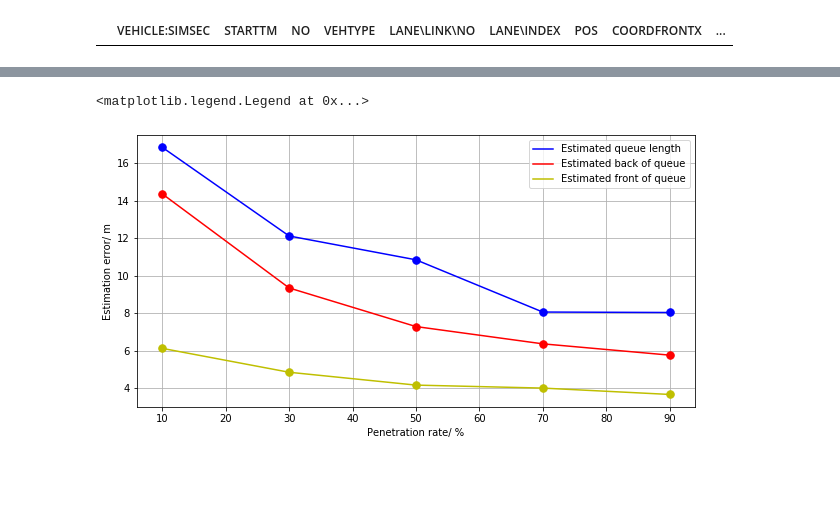
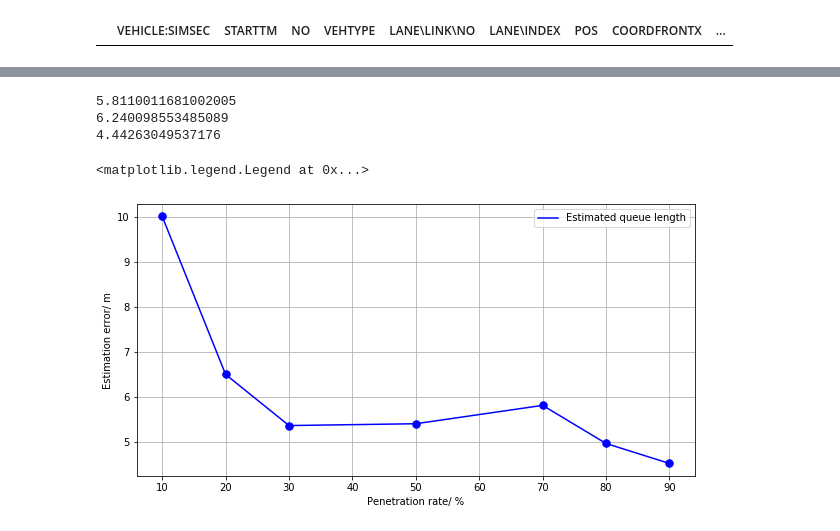
Before and after one commit to khzhang2/Queue_Estimation, a Jupyter notebook: read_output_real_network.ipynb, the cells around one changed output, grey strips where cells are left out. Cells and saved outputs as stored; diff of their text form; code cells hidden in the pictures; blank space fills up the shorter version.

```diff
--- a/read_output_real_network.ipynb
+++ b/read_output_real_network.ipynb
@@ -1262,22 +1248,32 @@ def simulate_queue_forming(if_plot, R, P, Q, dt, randseed, stop_data_collection_
+# %%
+print(Result_df.loc['est_error', 'Q_length_till_cycle%i'%(t_right//60)])
+print(Result_df.loc['est_error', 'Q_forming'])
+print(Result_df.loc['est_error', 'Q_discharging'])
+# %% [output]
+5.8110011681002005
+6.240098553485089
+4.44263049537176
 # %%
 plt.figure(figsize=[10, 5])
 
-pr = [10, 30, 50, 70, 90]
+pr_l = [10, 20, 30, 50, 70, 80, 90]
 
-q_e = [16.84, 12.115, 10.845, 8.060, 8.036]
-back_e = [14.358, 9.344, 7.286, 6.365, 5.763]
-front_e = [6.123, 4.850, 4.165, 4.006, 3.667]
+q_e = [10.0106076, 6.498631, 5.362215, 5.403043, 5.8110, 4.9641074, 4.52062]
+back_e = [8.63690, 6.3903512, 5.431461, 5.310002, 6.240098, 5.35153, 5.4129]
+front_e = [2.690244, 2.89275, 3.68736, 3.052107, 4.44263, 4.93414, 3.57886]
 
-plt.plot(pr, q_e, 'b', label='Estimated queue length')
-plt.plot(pr, q_e, 'b.', ms=15)
-plt.plot(pr, back_e, 'r', label='Estimated back of queue')
-plt.plot(pr, back_e, 'r.', ms=15)
-plt.plot(pr, front_e, 'y', label='Estimated front of queue')
-plt.plot(pr, front_e, 'y.', ms=15)
+plt.plot(pr_l, q_e, 'b', label='Estimated queue length')
+plt.plot(pr_l, q_e, 'b.', ms=15)
+'''
+plt.plot(pr_l, back_e, 'r', label='Estimated back of queue')
+plt.plot(pr_l, back_e, 'r.', ms=15)
+plt.plot(pr_l, front_e, 'y', label='Estimated front of queue')
+plt.plot(pr_l, front_e, 'y.', ms=15)
+'''
 plt.grid()
 plt.xlabel('Penetration rate/ %')
 plt.ylabel('Estimation error/ m')
 plt.legend()
 # %% [output]
 <matplotlib.legend.Legend at 0x...>
-[figure, old version]
+[figure, new version]
```
Also changed, not shown: parts of 28 cells of this notebook.
